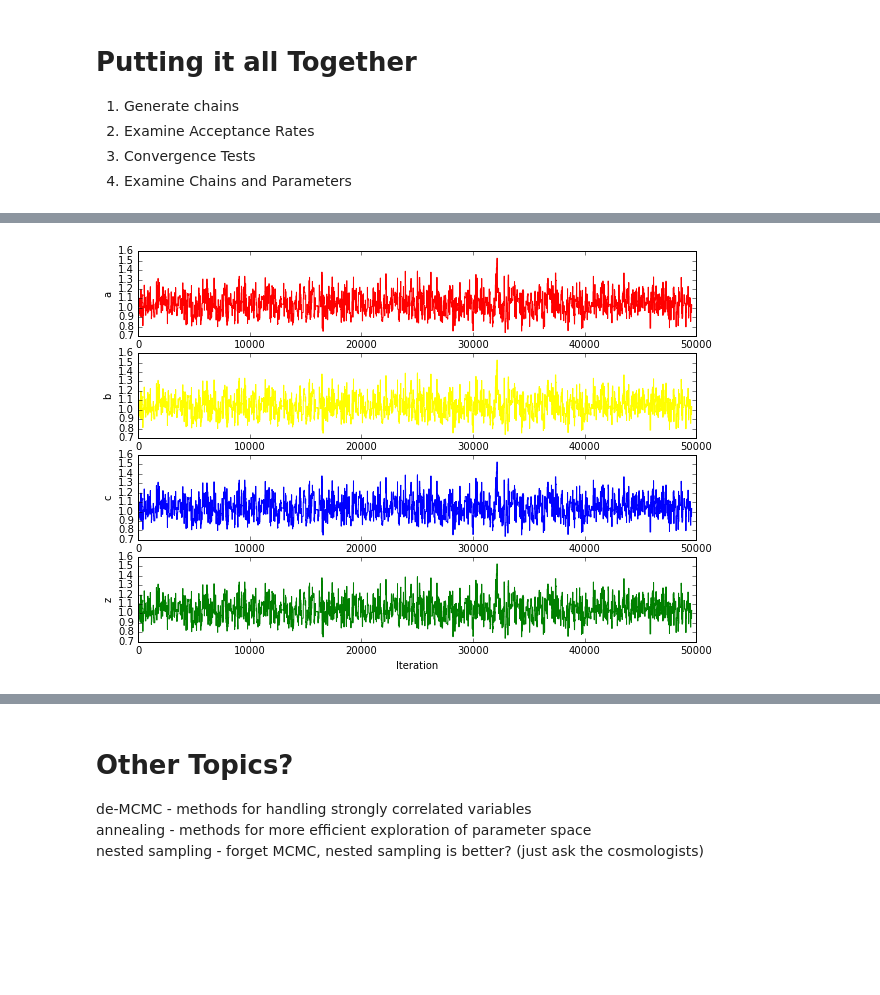
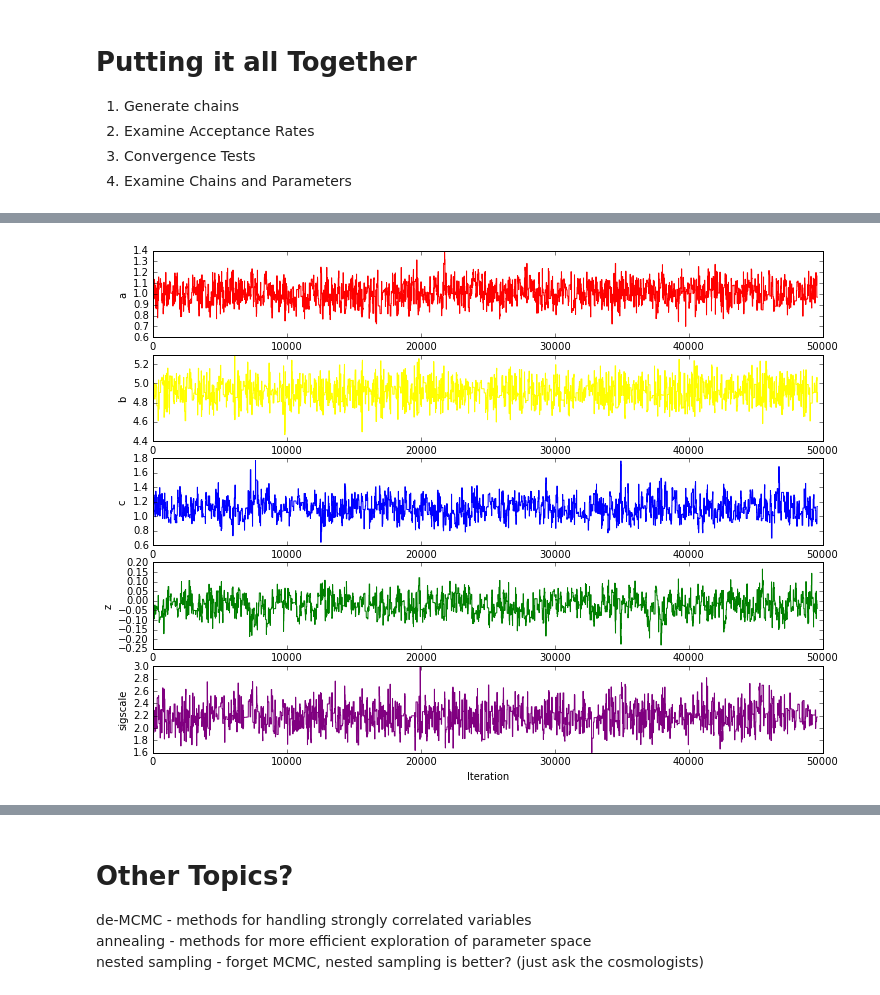
Before and after one commit to jasonfrowe/gprocess, a Jupyter notebook: MCMC Tutorial.ipynb, the cells around one changed output, grey strips where cells are left out. Cells and saved outputs as stored; diff of their text form; code cells hidden in the pictures; blank space fills up the shorter version.

Commit message:
plotting fixes

```diff
--- a/MCMC Tutorial.ipynb
+++ b/MCMC Tutorial.ipynb
@@ -727,19 +727,19 @@ chain3,accept=genchain(x,betanew,niter)
 # %%
 label=['a','b','c','z','sigscale']        # Labels for the plots
 colour=['r','yellow','b','g','purple']  # Set colours
 
-plt.figure(figsize=(10,7)) #adjust size of figure
+plt.figure(figsize=(12,9)) #adjust size of figure
 
-for i in range(0,4):
-    plt.subplot(4, 1, i+1)
-    plt.plot(chain[burnin:,0],c=colour[i])  #plot parameter a
+for i in range(0,5):
+    plt.subplot(5, 1, i+1)
+    plt.plot(chain[burnin:,i],c=colour[i])  #plot parameter a
     plt.ylabel(label[i])                   #y-label
 
 plt.xlabel('Iteration')           #x-label
 
 plt.show()
 # %% [output]
-[figure, old version]
+[figure, new version]
 # %%
 calcacrate(accept,burnin)
 # %% [output]
```
Also changed, not shown: parts of 18 cells of this notebook.
